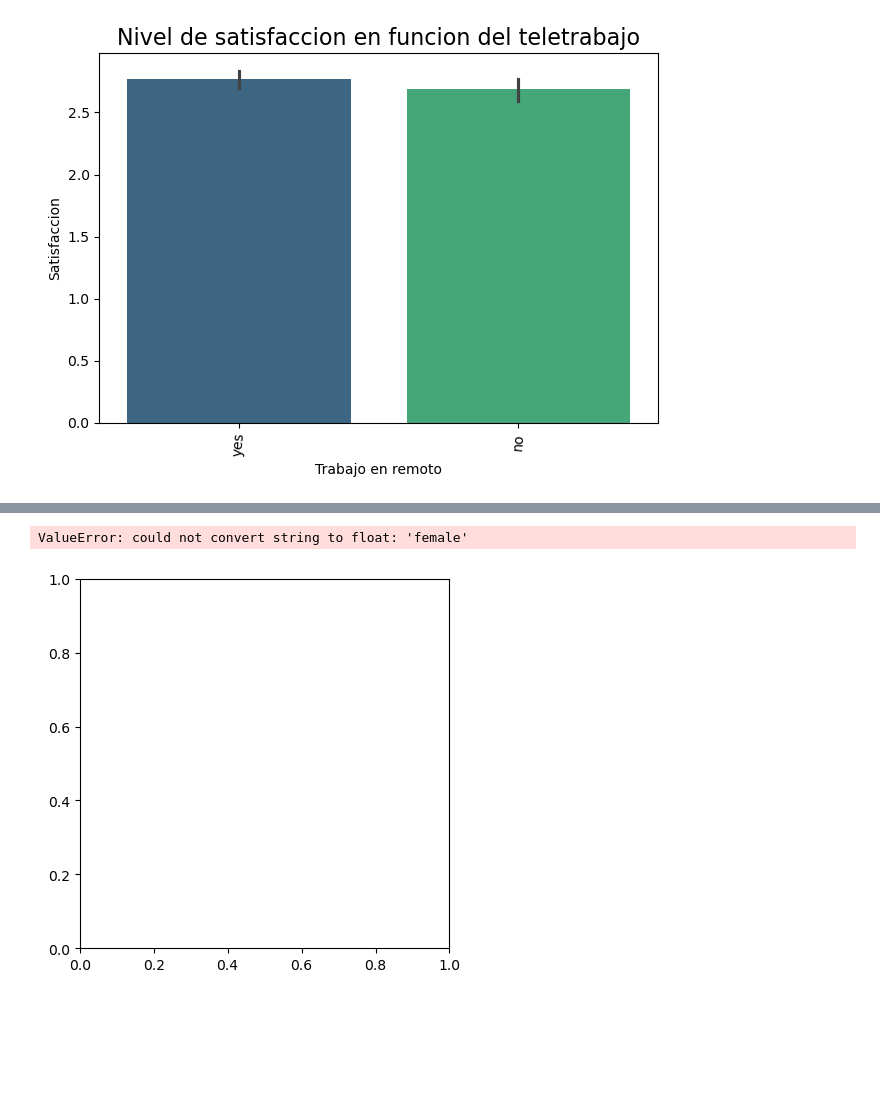
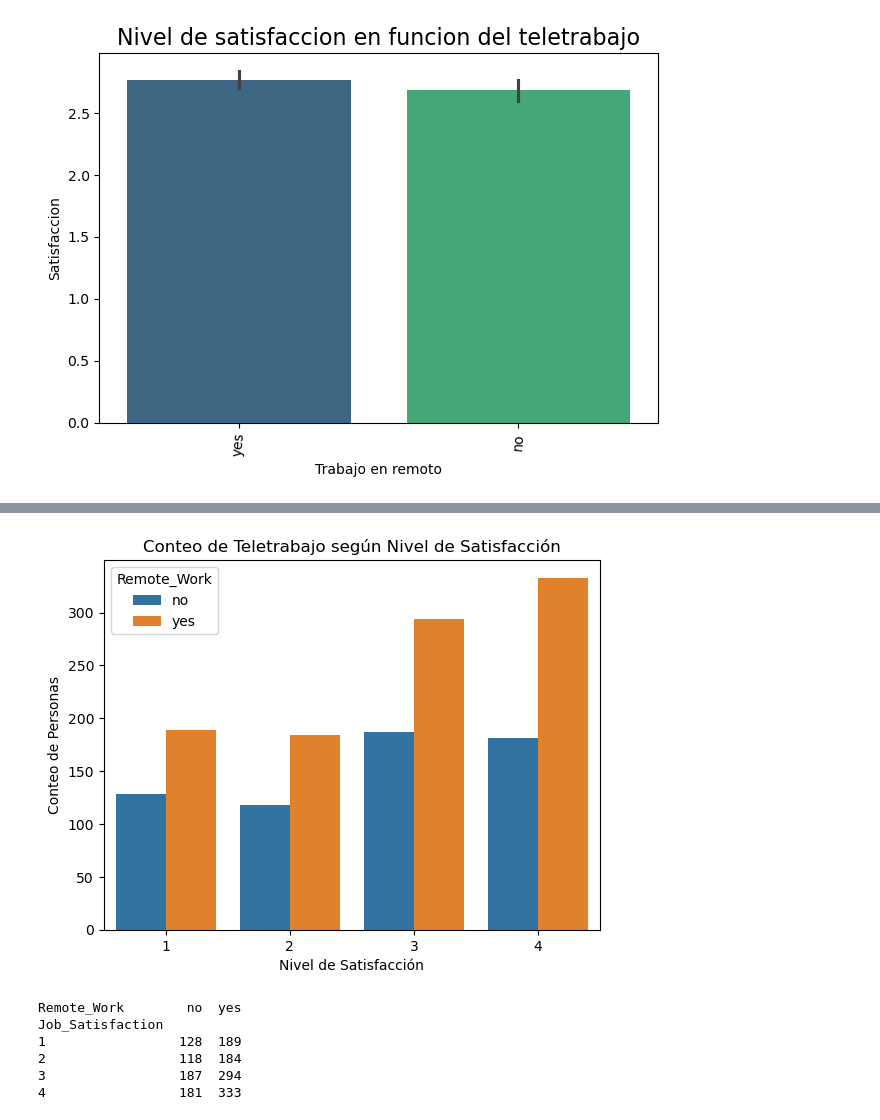
Before and after one commit to Adalab/proyecto-da-promo-c-modulo-3-team-1, a Jupyter notebook: proyecto3_equipo1.ipynb, the cells around one changed output, grey strips where cells are left out. Drawn from its saved outputs; the diff is of its cells as text; code cells hidden in the pictures; blank space fills up the shorter version.

```diff
--- a/proyecto3_equipo1.ipynb
+++ b/proyecto3_equipo1.ipynb
@@ -1465,9 +1473,3 @@ df2.head()
-# %%
-# queremos ver la relacion entre job satisfation y
-
-# para eso cambiamos attrition a numerica
-df2["Attrition"] = df2["Attrition"].replace({"no": 0, "yes":1})
-df2["Attrition"] = df2["Attrition"].astype(int)
 # %%
 fig, axes = plt.subplots(2, 2, figsize=(14, 10))
 
@@ -1539,8 +1519,20 @@ relacion_satisfaction_remoto
-# %%
-## FALTA GRAFICO PORCENTAJES
-
-plt.pie("Gender", labels= "Atr", data = relacion_satisfaction_remoto, autopct = "%1.1f%%")
-plt.show
-# %% [output]
-ValueError: could not convert string to float: 'female'
-[figure, removed]
+# %%
+sns.countplot(x='Job_Satisfaction', hue='Remote_Work', data=df2)
+
+plt.title('Conteo de Teletrabajo según Nivel de Satisfacción')
+plt.xlabel('Nivel de Satisfacción')
+plt.ylabel('Conteo de Personas')
+
+plt.show()
+# %% [output]
+[figure, added]
+# %%
+contingencia = pd.crosstab(df2['Job_Satisfaction'], df2['Remote_Work'])
+print(contingencia)
+# %% [output]
+Remote_Work        no  yes
+Job_Satisfaction
+1                 128  189
+2                 118  184
+3                 187  294
+4                 181  333
```
Also changed, not shown: parts of 47 cells of this notebook.
